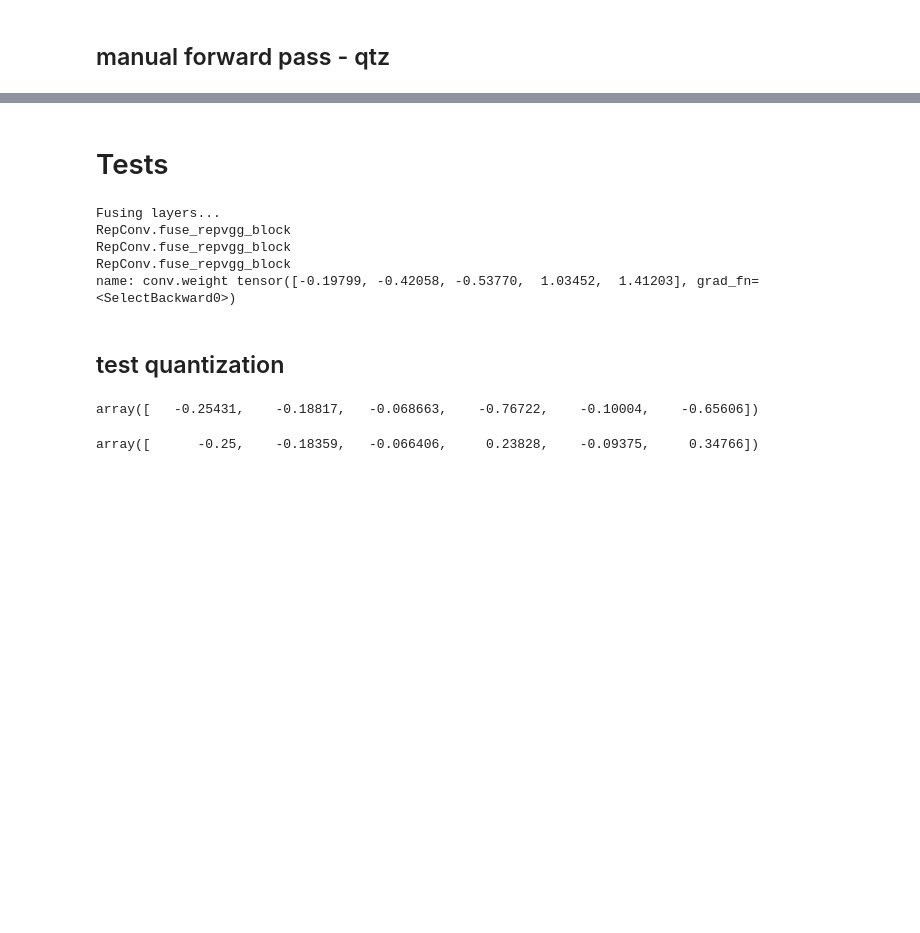
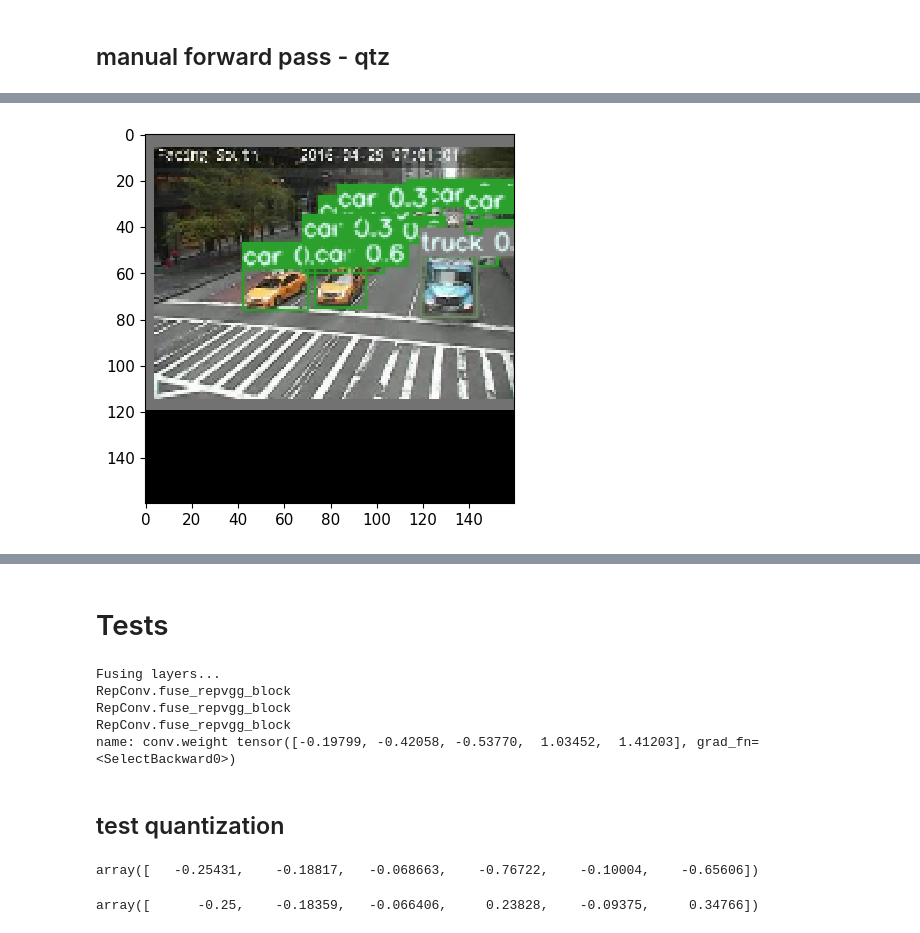
Before and after one commit to Ri-chard-Wu/QT3-TPU, a Jupyter notebook: yolov7-test/test_yolov7.ipynb, the cells around one changed output, grey strips where cells are left out. Drawn from its saved outputs; the diff is of its cells as text; code cells hidden in the pictures; blank space fills up the shorter version.

```diff
--- a/yolov7-test/test_yolov7.ipynb
+++ b/yolov7-test/test_yolov7.ipynb
@@ -734,14 +1006,20 @@ def npSiLU(x):
     return x*(1/(1+np.exp(-x)))
 
 
+# weight: Q7.9, image: Q6.2
+p = 9
+p_img = 9
+def qtz(x, b, p): # on weights & fm.
+    x = (x * (2 ** p)).astype(np.int32)
+    # crop
+    x = np.bitwise_and(x, (2 ** b) - 1).astype(getattr(np, f"int{b}")).astype(np.int32)
+    return x
 
-def qtz(x, p = 4): # on weights & fm.
-    return (x * (2 ** p)).astype(np.int32)
+def round_deqtz(x, b, rp, p): # only on fm.
+    x = np.right_shift(x, rp)
 
+    x = np.bitwise_and(x, (2 ** b) - 1).astype(getattr(np, f"int{b}")).astype(np.int32)
 
-def round_deqtz(x, p = 4): # only on fm.
-    x = np.right_shift(x, p)
-    # x = np.bitwise_and(x, 0x000000ff).astype(np.int8).astype(np.int32)
     x = x * 1.0
     x = x / (2 ** p)
     return x
@@ -750,33 +1028,30 @@ def round_deqtz(x, p = 4): # only on fm.
 def Conv_forward(x, args, para):
 
 
-    # out = torch.nn.functional.conv2d(torch.tensor(x, dtype=torch.float32),
-    #                            weight=torch.tensor(para['conv.weight']),
-    #                            bias=torch.tensor(para['conv.bias']),
-    #                            stride=args['Conv2d']['stride'],
-    #                            padding=args['Conv2d']['padding'])
+    # x = np.clip(x, -1.0, 32.0)
+    # print(f"max: {np.max(x)}, min: {np.min(x)}")
+
+    out = torch.nn.functional.conv2d(input = torch.tensor(qtz(x, 16, p_img), dtype=torch.int32),
+                               weight = torch.tensor(qtz(para['conv.weight'], 16, 9), dtype=torch.int32),
+                               bias = torch.tensor(qtz(para['conv.bias'], 16, 9) * (2 ** p_img), dtype=torch.int32),
+                               stride = args['Conv2d']['stride'],
+                               padding = args['Conv2d']['padding'])
+
+    out = round_deqtz(out.detach().numpy(), 16, p_img, 9).astype(np.float32)
 
 
-    # if(args['Conv2d']['act_func'] == 'SiLU'):
-    #     return npSiLU(out.detach().numpy())
-    # else:
-    #     return out.detach().numpy()
+    if(args['Conv2d']['act_func'] == 'SiLU'):
+        out = npSiLU(out)
+        out = np.clip(out, -1.0, 32.0)
 
 
 
-    out = torch.nn.functional.conv2d(input = torch.tensor(qtz(x), dtype=torch.int32),
-                               weight = torch.tensor(qtz(para['conv.weight']), dtype=torch.int32),
-                               bias = torch.tensor(qtz(para['conv.bias']) * (2 ** 4), dtype=torch.int32),
-                               stride = args['Conv2d']['stride'],
-                               padding = args['Conv2d']['padding'])
+        # out = np.round(out, 1)
+        # print(f"max: {np.max(out)}, min: {np.min(out)}")
+        return out
+    else:
+        out = np.clip(out, -1.0, 32.0)
 
-
-    out = round_deqtz(out.detach().numpy()).astype(np.float32)
-
-
-    if(args['Conv2d']['act_func'] == 'SiLU'):
-        return npSiLU(out)
-    else:
         return out
 
 
@@ -984,7 +1259,7 @@ sd = AttrDict(y = [], x = 0, out=[])
 
 for i, img in enumerate(para_dict["input_img"]):
     print(f"i: {i}")
-    # if(i > 0): break
+    if(i > 0): break
 
     img = img.astype(np.float32) / 255.0
 
@@ -1032,6 +1307,28 @@ for i, img in enumerate(para_dict["input_img"]):
             sd.out.append(np.copy(sd.x))
 
         sd.y.append(np.copy(sd.x) if mod_id in save else None)  # save output
+
+
+
+for i in range(len(sd.out)):
+
+    out = non_max_suppression(sd.out[i], conf_thres=0.0001, iou_thres=0.6, labels=[], multi_label=True)
+
+    img = para_dict['input_img'][i]
+    img = img.astype(np.float32) / 255.0
+
+    img = img[:,::2, ::2]
+
+    pad = np.zeros((img.shape[0], 80, img.shape[2]))
+    img = np.concatenate((img, pad), axis=1)
+    img = img[..., :-16]
+    img = img[:,::2, ::2]
+
+
+    mosaic = plot_images(img, output_to_target(out))
+
+    plt.imshow(mosaic, interpolation='nearest')
+    plt.show()
 # %% [output]
 i: 0
 >>> img.shape: (3, 160, 160)
@@ -1037,0 +1336 @@ i: 0
+[figure, added]
```
Also changed, not shown: parts of 13 cells of this notebook.
